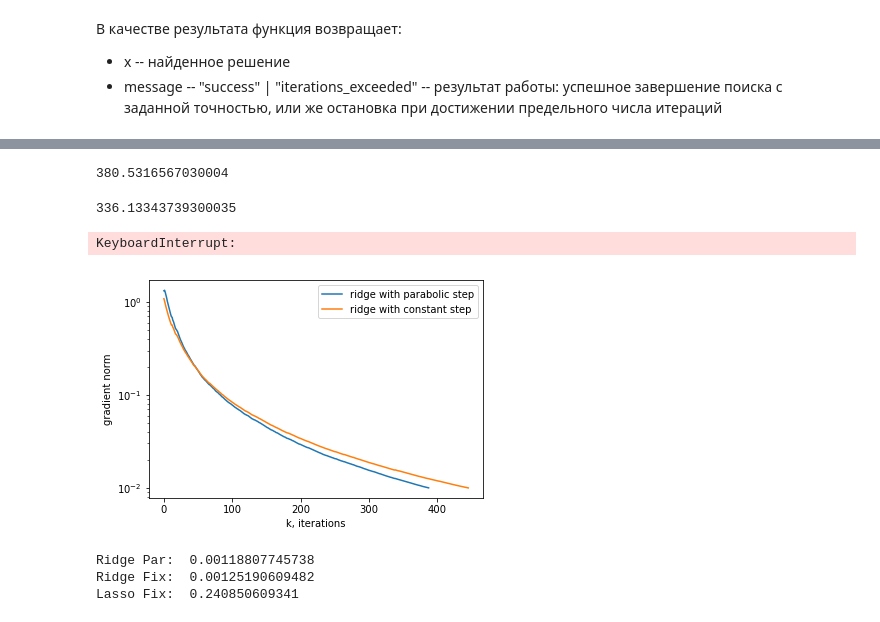
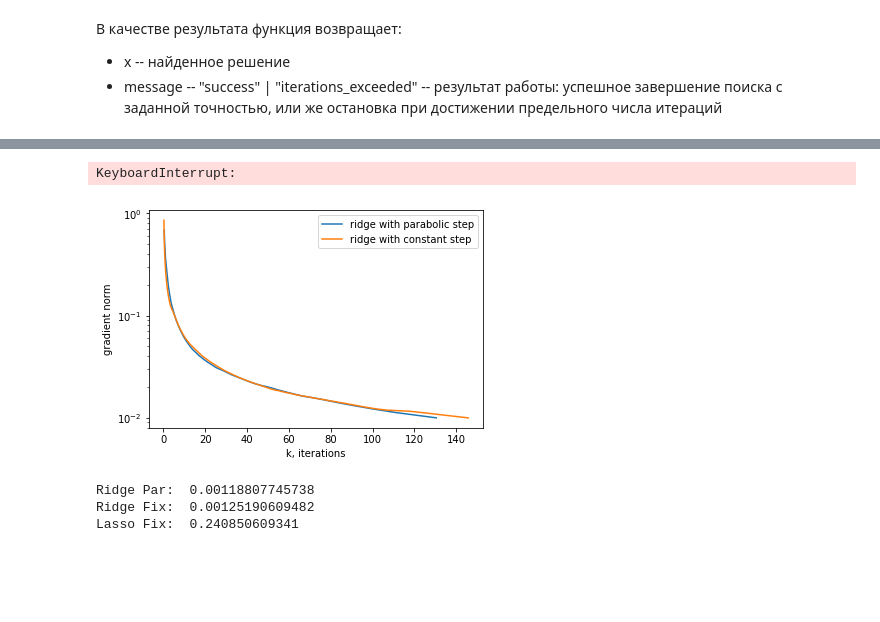
Before and after one commit to aksholokhov/skoltech-sparse-ccd-2017, a Jupyter notebook: Conditional Coordinate Descent.ipynb, the cells around one changed output, grey strips where cells are left out. Saved outputs shown, nothing was run; the diff lists cells and outputs as text; code cells hidden in the pictures; blank space fills up the shorter version.

```diff
--- a/Conditional Coordinate Descent.ipynb
+++ b/Conditional Coordinate Descent.ipynb
@@ -79,17 +66,17 @@ $\arg \min H\beta_k \sim \arg\min H \begin{bmatrix}b_{k}^{-1} \\ z_k\end{bmatrix
 # %%
 %%time
 
-n = int(1e7)       # Размерность пространства. Осторожно: при порядке n = 10^8 памяти в 8 GB может не хватать
+n = int(1e5)       # Размерность пространства. Осторожно: при порядке n = 10^8 памяти в 8 GB может не хватать
 m = n
 mu = 1           # Коэффицент регуляризации в задаче Ridge
-X = sparse.rand(m, n, density=5/n).tocsr()  # Матрица исходных данных Х размера [m*n], плотность = доля ненулевых эл-тов
+X = sparse.rand(m, n, density=20/n).tocsr()  # Матрица исходных данных Х размера [m*n], плотность = доля ненулевых эл-тов
 row_sums = np.array(X.sum(axis=1))[:,0]
 row_indices, col_indices = X.nonzero()
 X.data /= row_sums[row_indices]
-x_true = sparse.rand(1, n, density=0.0003).tocsr()  # Искомое решение
+x_true = sparse.rand(1, n, density=0.03).tocsr()  # Искомое решение
 x_true /= x_true.sum() # Решение живет на единичном симплексе
 # Вектор Y ответов в регрессии искусствdенно делается всюду плотным плотным путем зашумления
-y = X.dot(x_true.T) + sparse.rand(m, 1, density=1, format="csr")*0.000000000001
+y = X.dot(x_true.T) + sparse.rand(m, 1, density=1, format="csr")*0.0000000001
 print("%d non-zero elements in matrix X"%(len(X.nonzero()[1])))
 print(x_true.count_nonzero(), "non-zero elements in x_true")
 x0 = sparse.rand(1, n, density=1/n).tocsr() # Стартовая точка -- случайный угол симплекса
@@ -130,6 +117,6 @@ from lib.optimization import noname_algorithm_ridge, noname_algorithm_lasso
 # %%
 %%time
 x, message, history = noname_algorithm_ridge(X, y, mu, x0, e = 1e-2, gradient_update_mode="heap", step="parabolic",
-                                 k_max = 20,  history_elements=("g_norm","time", "preproc_time"))
+                                 k_max = 200,  history_elements=("g_norm","time", "preproc_time"))
 print(message)
 # %% [output]
@@ -139,6 +126,6 @@ Wall time: 10min 41s
 # %%
 %%time
 x_fix, message, history_fix = noname_algorithm_ridge(X, y, mu, x0, e = 1e-2, gradient_update_mode="heap", step="constant",
-                                 k_max = 20,  history_elements=("g_norm","time","preproc_time"))
+                                 k_max = 400,  history_elements=("g_norm","time","preproc_time"))
 print(message)
 # %% [output]
@@ -148,11 +135,3 @@ Wall time: 6min 16s
-# %%
-print(history["preproc_time"])
-# %% [output]
-380.5316567030004
-# %%
-print(history_fix["preproc_time"])
-# %% [output]
-336.13343739300035
 # %%
 %%time
 x_lasso, message_lasso, history_lasso = noname_algorithm_lasso(X, y, mu, x0, e = 1e-3, gradient_update_mode="heap", step="constant",
@@ -161,17 +140,17 @@ print(message)
 # %% [output]
 KeyboardInterrupt:
 # %%
-semilogy(range(len(history["time"])), history["g_norm"], label = "ridge with parabolic step")
-semilogy(range(len(history_fix["time"])), history_fix["g_norm"], label = "ridge with constant step")
+semilogy(history["time"], history["g_norm"], label = "ridge with parabolic step")
+semilogy(history_fix["time"], history_fix["g_norm"], label = "ridge with constant step")
 #semilogy(range(len(history_lasso["time"])), history_lasso["g_norm"], label = "lasso with constant step")
 #semilogy(range(len(history_gs["time"])), history_gs["g_norm"], label = "lasso with constant step")
 legend()
 xlabel("k, iterations")
 ylabel("gradient norm")
 
 show()
 # %% [output]
-[figure, old version]
+[figure, new version]
 # %%
 dual_gap_ridge_par = abs(f(x.T, X, y, mu) - f(x_true.T, X, y, mu))
 dual_gap_ridge_fix = abs(f(x_fix.T, X, y, mu) - f(x_true.T, X, y, mu))
```
Also changed, not shown: parts of 8 cells of this notebook, 4 other files.
